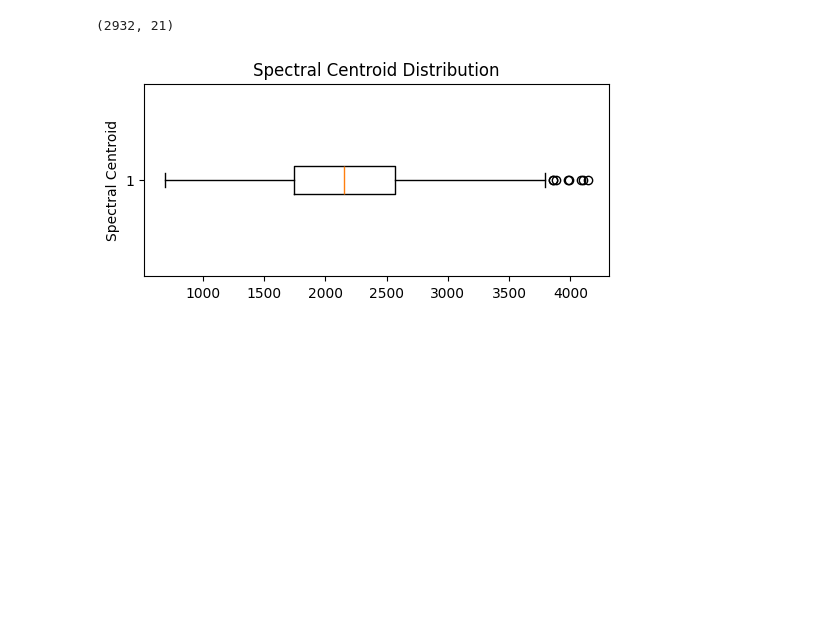
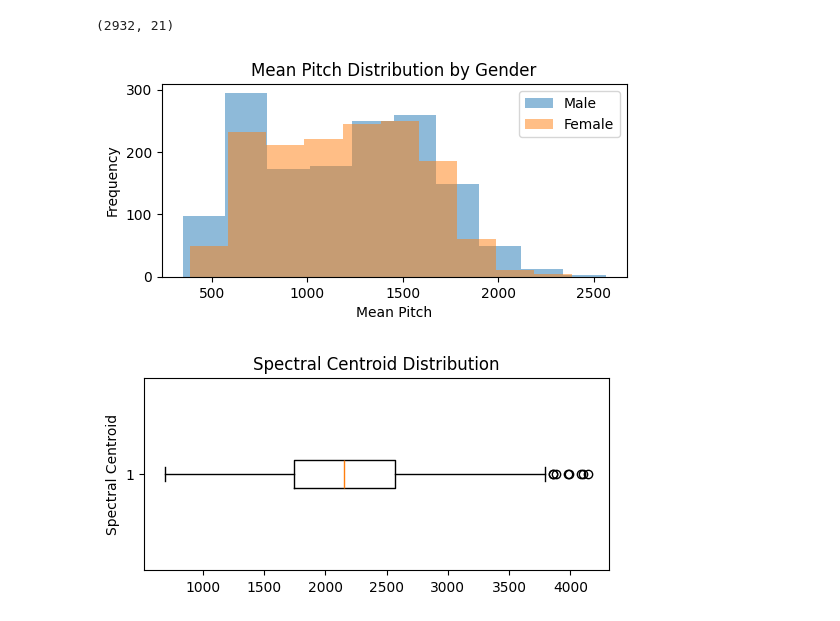
Before and after one commit to d4darius/DSL-AgeDetection, a Jupyter notebook: DSL-AgeDetection.ipynb, the cells around one changed output. Saved outputs shown, nothing was run; the diff lists cells and outputs as text; code cells hidden in the pictures; blank space fills up the shorter version.

```diff
--- a/DSL-AgeDetection.ipynb
+++ b/DSL-AgeDetection.ipynb
@@ -143,6 +143,18 @@ df = df[(df['mean_pitch'] >= (Q1 - 1.5 * IQR)) & (df['mean_pitch'] <= (Q3 + 1.5
 df.shape
 # %% [output]
 (2932, 21)
+# %%
+# We plot the two histograms of the male and female mean pitch
+plt.figure(figsize=(6, 2.5))
+plt.hist(df[df['gender'] == 'male']['mean_pitch'], alpha=0.5, label='Male')
+plt.hist(df[df['gender'] == 'female']['mean_pitch'], alpha=0.5, label='Female')
+plt.legend(loc='upper right')
+plt.title('Mean Pitch Distribution by Gender')
+plt.xlabel('Mean Pitch')
+plt.ylabel('Frequency')
+plt.show()
+# %% [output]
+[figure, added]
 # %%
 plt.figure(figsize=(6, 2.5))
 plt.boxplot(dev_df['spectral_centroid_mean'], vert = False)
```
Also changed, not shown: parts of 22 cells of this notebook, 3 other files.
